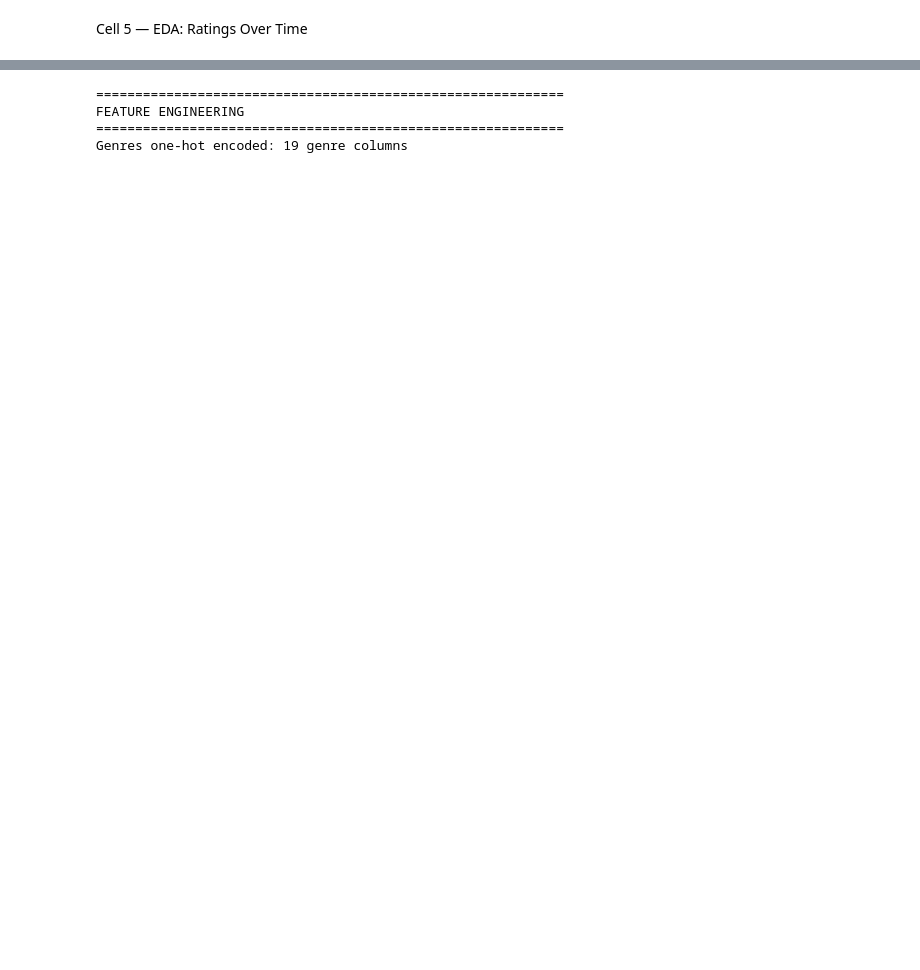
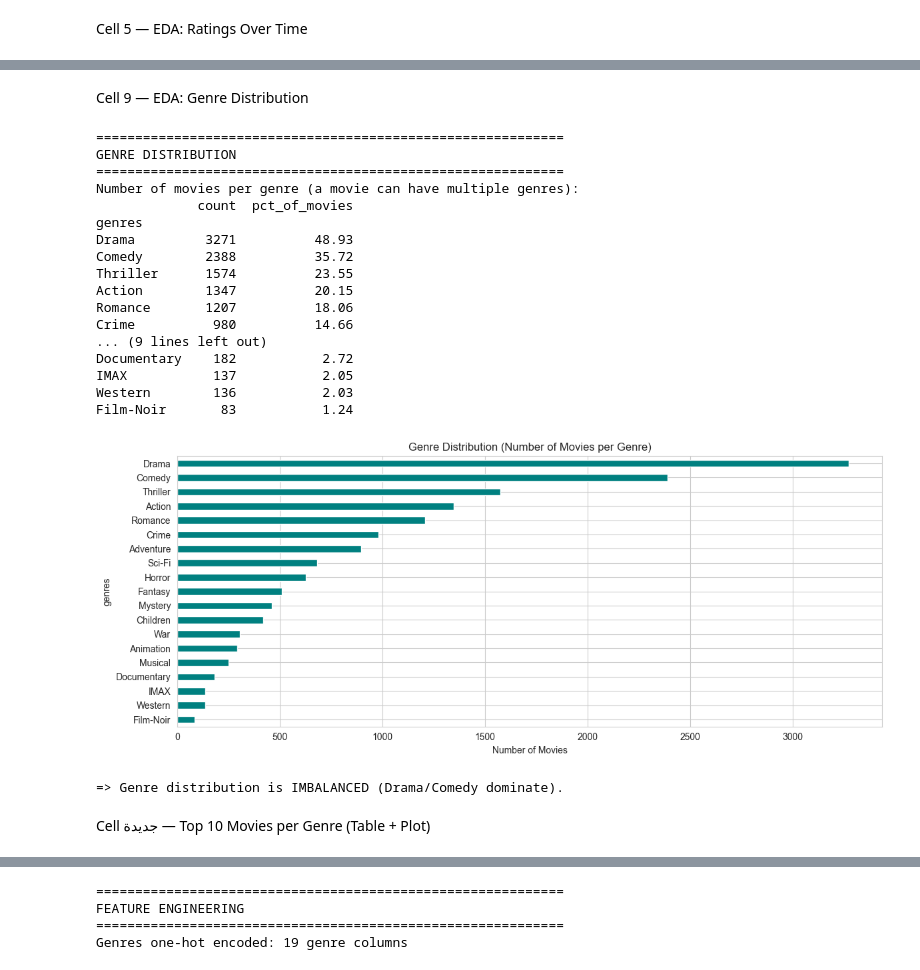
Before and after one commit to malakbzd/Movie-recommendation-system, a Jupyter notebook: Backend/notebooks/02_eda.ipynb, the cells around one changed output, grey strips where cells are left out. Drawn from its saved outputs; the diff is of its cells as text; code cells hidden in the pictures; blank space fills up the shorter version.

```diff
--- a/Backend/notebooks/02_eda.ipynb
+++ b/Backend/notebooks/02_eda.ipynb
@@ -85,0 +273,50 @@ plt.show()
+# %% [markdown]
+Cell 9  — EDA: Genre Distribution
+# %%
+print("\n" + "=" * 60)
+print("GENRE DISTRIBUTION")
+print("=" * 60)
+
+# Explode genres
+movies_exploded = movies.copy()
+movies_exploded['genres'] = movies_exploded['genres'].str.split('|')
+movies_exploded = movies_exploded.explode('genres')
+
+genre_counts = movies_exploded['genres'].value_counts()
+genre_pct = (genre_counts / len(movies) * 100).round(2)
+
+print("Number of movies per genre (a movie can have multiple genres):")
+print(pd.DataFrame({'count': genre_counts, 'pct_of_movies': genre_pct}))
+
+# Visualization
+fig, ax = plt.subplots(figsize=(12, 5))
+genre_counts.plot(kind='barh', ax=ax, color='teal')
+ax.set_title('Genre Distribution (Number of Movies per Genre)')
+ax.set_xlabel('Number of Movies')
+ax.invert_yaxis()
+plt.tight_layout()
+plt.show()
+
+print("\n=> Genre distribution is IMBALANCED (Drama/Comedy dominate).")
+# %% [output]
+============================================================
+GENRE DISTRIBUTION
+============================================================
+Number of movies per genre (a movie can have multiple genres):
+             count  pct_of_movies
+genres
+Drama         3271          48.93
+Comedy        2388          35.72
+Thriller      1574          23.55
+Action        1347          20.15
+Romance       1207          18.06
+Crime          980          14.66
+... (9 lines left out)
+Documentary    182           2.72
+IMAX           137           2.05
+Western        136           2.03
+Film-Noir       83           1.24
+[figure, added]
+=> Genre distribution is IMBALANCED (Drama/Comedy dominate).
+# %% [markdown]
+Cell جديدة — Top 10 Movies per Genre (Table + Plot)
```
Also changed, not shown: parts of 22 cells of this notebook, 2 other files.
